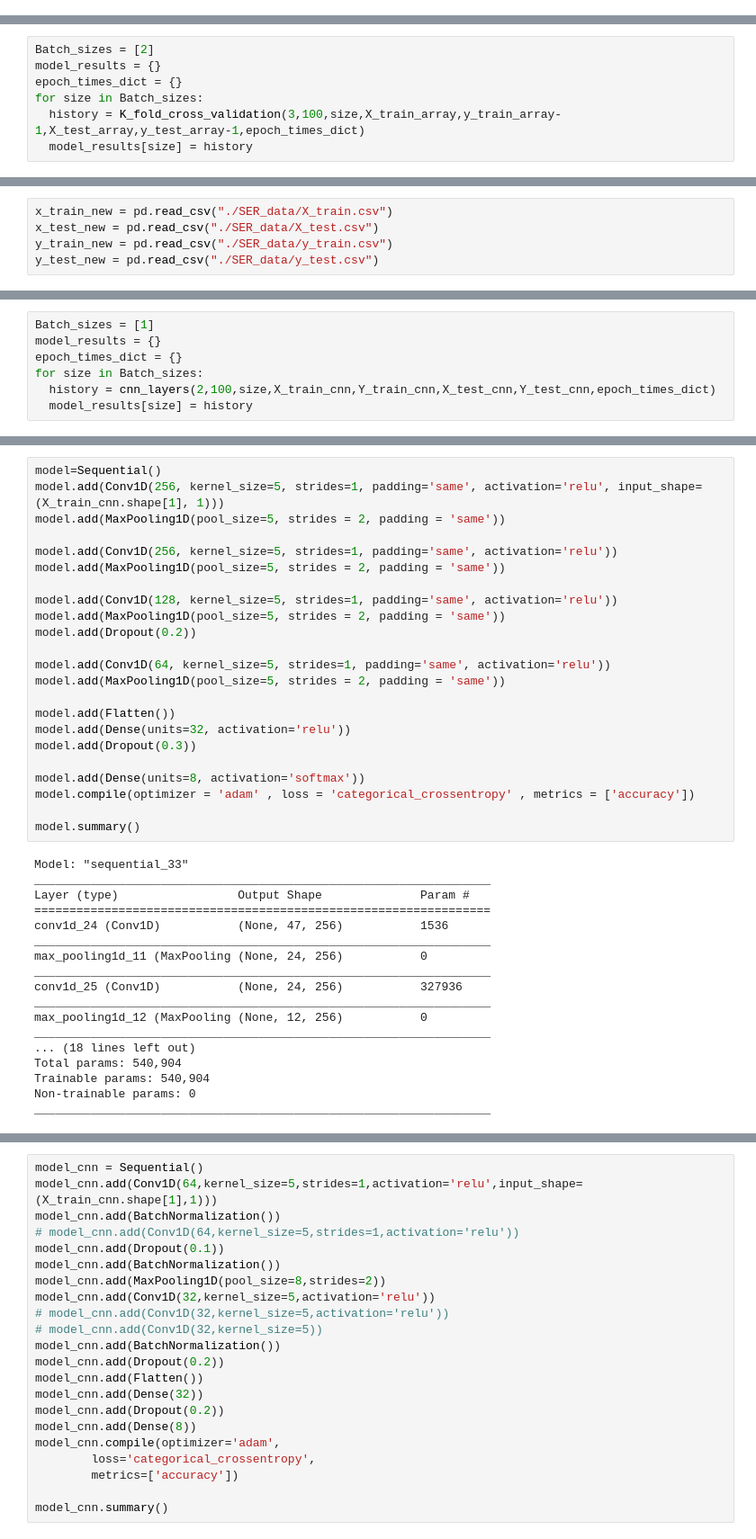
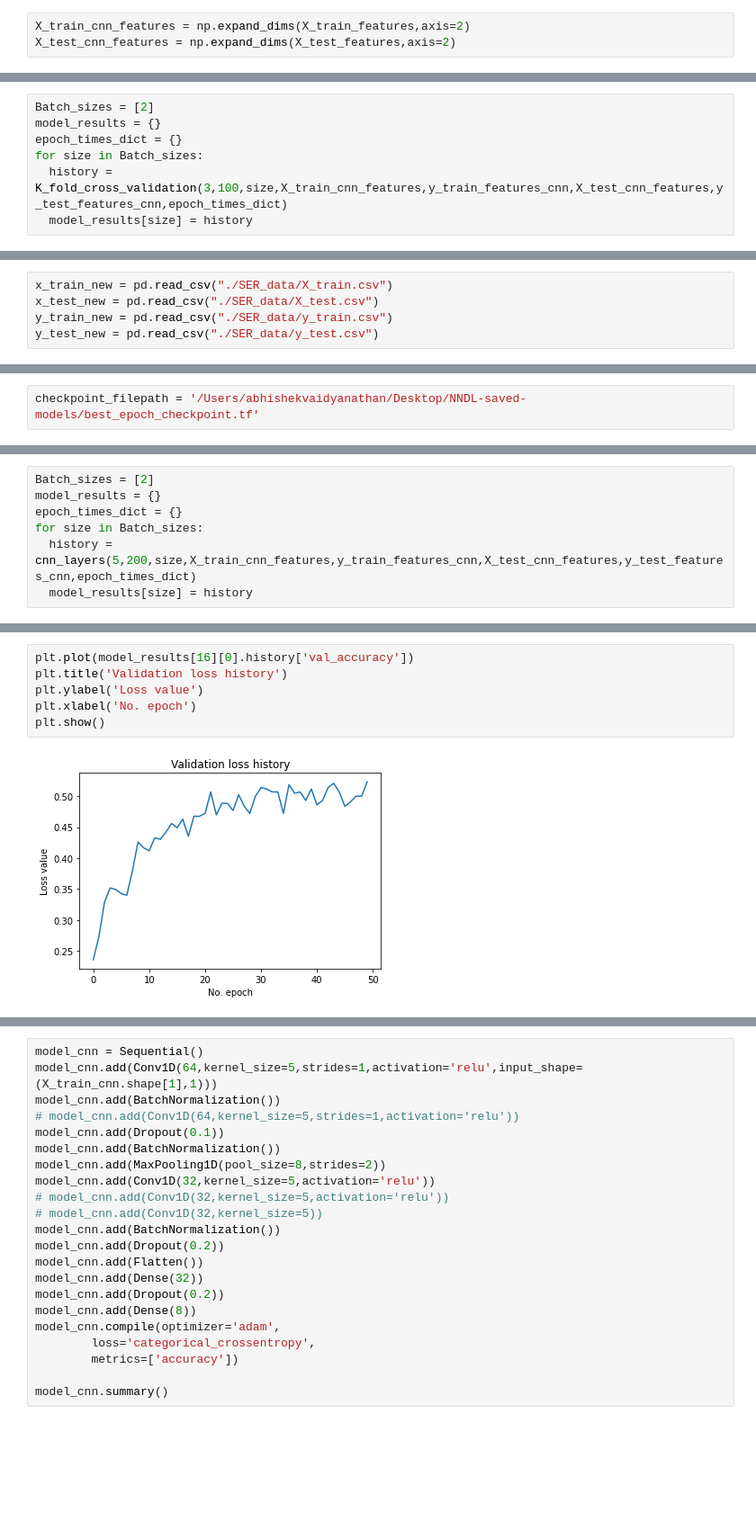
Before and after one commit to ABHISHEK03312/Speech_Emotion_recognition, a Jupyter notebook: ser-trial.ipynb, the cells around one changed output, grey strips where cells are left out. Shown at 90% size. Drawn from its saved outputs; the diff is of its cells as text; blank space fills up the shorter version.

Commit message:
60 accuracy on val

```diff
--- a/ser-trial.ipynb
+++ b/ser-trial.ipynb
@@ -214 +355,4 @@ Y_test_cnn = encoder.fit_transform(np.array(y_test).reshape(-1,1)).toarray()
+# %%
+X_train_cnn_features = np.expand_dims(X_train_features,axis=2)
+X_test_cnn_features = np.expand_dims(X_test_features,axis=2)
 # %%
@@ -278,5 +421,5 @@ Batch_sizes = [2]
 model_results = {}
 epoch_times_dict = {}
 for size in Batch_sizes:
-  history = K_fold_cross_validation(3,100,size,X_train_array,y_train_array-1,X_test_array,y_test_array-1,epoch_times_dict)
+  history = K_fold_cross_validation(3,100,size,X_train_cnn_features,y_train_features_cnn,X_test_cnn_features,y_test_features_cnn,epoch_times_dict)
   model_results[size] = history
@@ -314,3 +439,5 @@ results_test = pd.concat(frames)
+# %%
+checkpoint_filepath = '/Users/abhishekvaidyanathan/Desktop/NNDL-saved-models/best_epoch_checkpoint.tf'
 # %%
 def cnn_layers(no_folds,no_epochs,batch_size,X_train,y_train,X_test,y_test,epoch_times_dict):
   hidden_neurons = 16
@@ -365,9 +632,9 @@ y_train_cnn_new = encoder.fit_transform(np.array(y_train_new).reshape(-1,1)).toa
 # %%
-Batch_sizes = [1]
+Batch_sizes = [2]
 model_results = {}
 epoch_times_dict = {}
 for size in Batch_sizes:
-  history = cnn_layers(2,100,size,X_train_cnn,Y_train_cnn,X_test_cnn,Y_test_cnn,epoch_times_dict)
+  history = cnn_layers(5,200,size,X_train_cnn_features,y_train_features_cnn,X_test_cnn_features,y_test_features_cnn,epoch_times_dict)
   model_results[size] = history
 # %% [output]
 Model training for:
@@ -390,41 +657,8 @@ Epoch 100/100
-# %%
-model=Sequential()
-model.add(Conv1D(256, kernel_size=5, strides=1, padding='same', activation='relu', input_shape=(X_train_cnn.shape[1], 1)))
-model.add(MaxPooling1D(pool_size=5, strides = 2, padding = 'same'))
-
-model.add(Conv1D(256, kernel_size=5, strides=1, padding='same', activation='relu'))
-model.add(MaxPooling1D(pool_size=5, strides = 2, padding = 'same'))
-
-model.add(Conv1D(128, kernel_size=5, strides=1, padding='same', activation='relu'))
-model.add(MaxPooling1D(pool_size=5, strides = 2, padding = 'same'))
-model.add(Dropout(0.2))
-
-model.add(Conv1D(64, kernel_size=5, strides=1, padding='same', activation='relu'))
-model.add(MaxPooling1D(pool_size=5, strides = 2, padding = 'same'))
-
-model.add(Flatten())
-model.add(Dense(units=32, activation='relu'))
-model.add(Dropout(0.3))
-
-model.add(Dense(units=8, activation='softmax'))
-model.compile(optimizer = 'adam' , loss = 'categorical_crossentropy' , metrics = ['accuracy'])
-
-model.summary()
-# %% [output]
-Model: "sequential_33"
-_________________________________________________________________
-Layer (type)                 Output Shape              Param #
-=================================================================
-conv1d_24 (Conv1D)           (None, 47, 256)           1536
-_________________________________________________________________
-max_pooling1d_11 (MaxPooling (None, 24, 256)           0
-_________________________________________________________________
-conv1d_25 (Conv1D)           (None, 24, 256)           327936
-_________________________________________________________________
-max_pooling1d_12 (MaxPooling (None, 12, 256)           0
-_________________________________________________________________
-... (18 lines left out)
-Total params: 540,904
-Trainable params: 540,904
-Non-trainable params: 0
-_________________________________________________________________
+# %%
+plt.plot(model_results[16][0].history['val_accuracy'])
+plt.title('Validation loss history')
+plt.ylabel('Loss value')
+plt.xlabel('No. epoch')
+plt.show()
+# %% [output]
+[figure, added]
```
Also changed, not shown: parts of 45 cells of this notebook, 9 other files.
